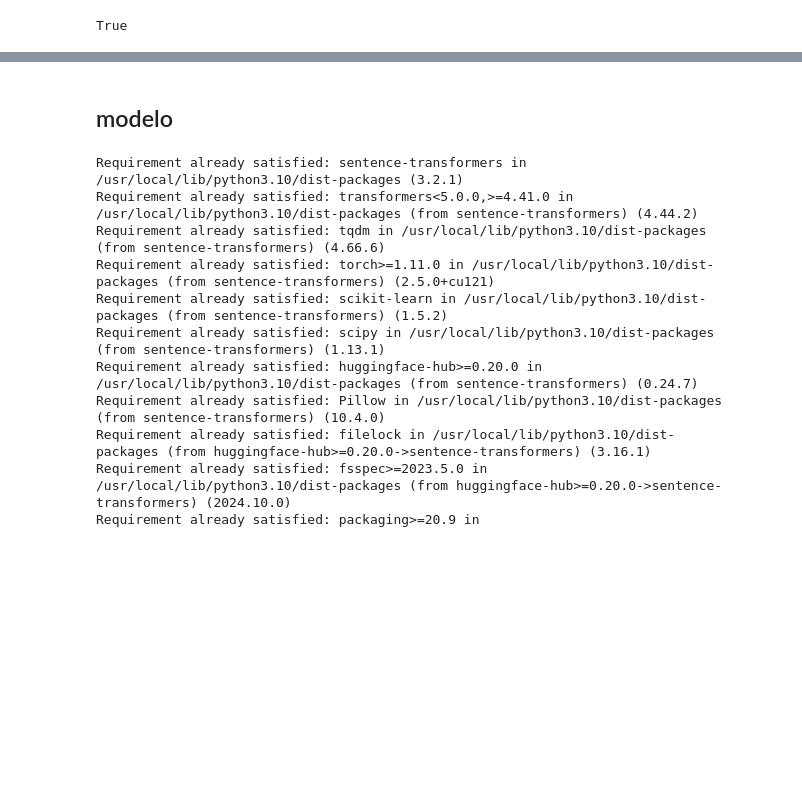
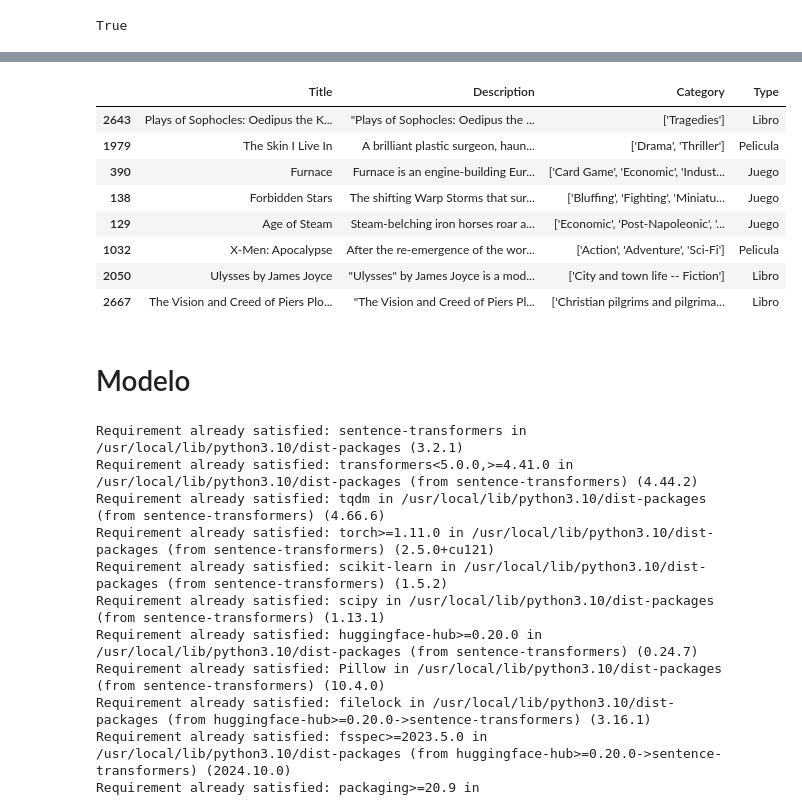
Before and after one commit to bpace1/NLP-TP1, a Jupyter notebook: NLP_TP1_model.ipynb, the cells around one changed output, grey strips where cells are left out. Cells and saved outputs as stored; diff of their text form; code cells hidden in the pictures; blank space fills up the shorter version.

Commit message:
Update Model Notebook

```diff
--- a/NLP_TP1_model.ipynb
+++ b/NLP_TP1_model.ipynb
@@ -317 +96,3 @@ df_juegos['game_name'] = df_juegos['game_name'].str.lower()
+# %%
+df_filtered = df.copy()
 # %% [markdown]
@@ -341,0 +119,2 @@ Lematización del texto
+# %%
+df_filtered['Lemmatized_Description'] = df_filtered['Description'].apply(remove_stopwords)
@@ -356,7 +138,18 @@ df_juegos['Description_lematizado'] = df_juegos['Description_no_stopwords'].appl
 # %%
-df_libros.sample(8)
+df_filtered.sample(8)
+# %% [output]
+|  | Title | Description | Category | Type |
+| 2643 | Plays of Sophocles: Oedipus the K... | "Plays of Sophocles: Oedipus the ... | ['Tragedies'] | Libro |
+| 1979 | The Skin I Live In | A brilliant plastic surgeon, haun... | ['Drama', 'Thriller'] | Pelicula |
+| 390 | Furnace | Furnace is an engine-building Eur... | ['Card Game', 'Economic', 'Indust... | Juego |
+| 138 | Forbidden Stars | The shifting Warp Storms that sur... | ['Bluffing', 'Fighting', 'Miniatu... | Juego |
+| 129 | Age of Steam | Steam-belching iron horses roar a... | ['Economic', 'Post-Napoleonic', '... | Juego |
+| 1032 | X-Men: Apocalypse | After the re-emergence of the wor... | ['Action', 'Adventure', 'Sci-Fi'] | Pelicula |
+| 2050 | Ulysses by James Joyce | "Ulysses" by James Joyce is a mod... | ['City and town life -- Fiction'] | Libro |
+| 2667 | The Vision and Creed of Piers Plo... | "The Vision and Creed of Piers Pl... | ['Christian pilgrims and pilgrima... | Libro |
 # %% [markdown]
-## modelo
+
+# Modelo
 # %%
 # Calcular TF-IDF: ingeniería de características de peliculas
 tfidf_vectorizer_peliculas = TfidfVectorizer()
```
Also changed, not shown: parts of 81 cells of this notebook.
